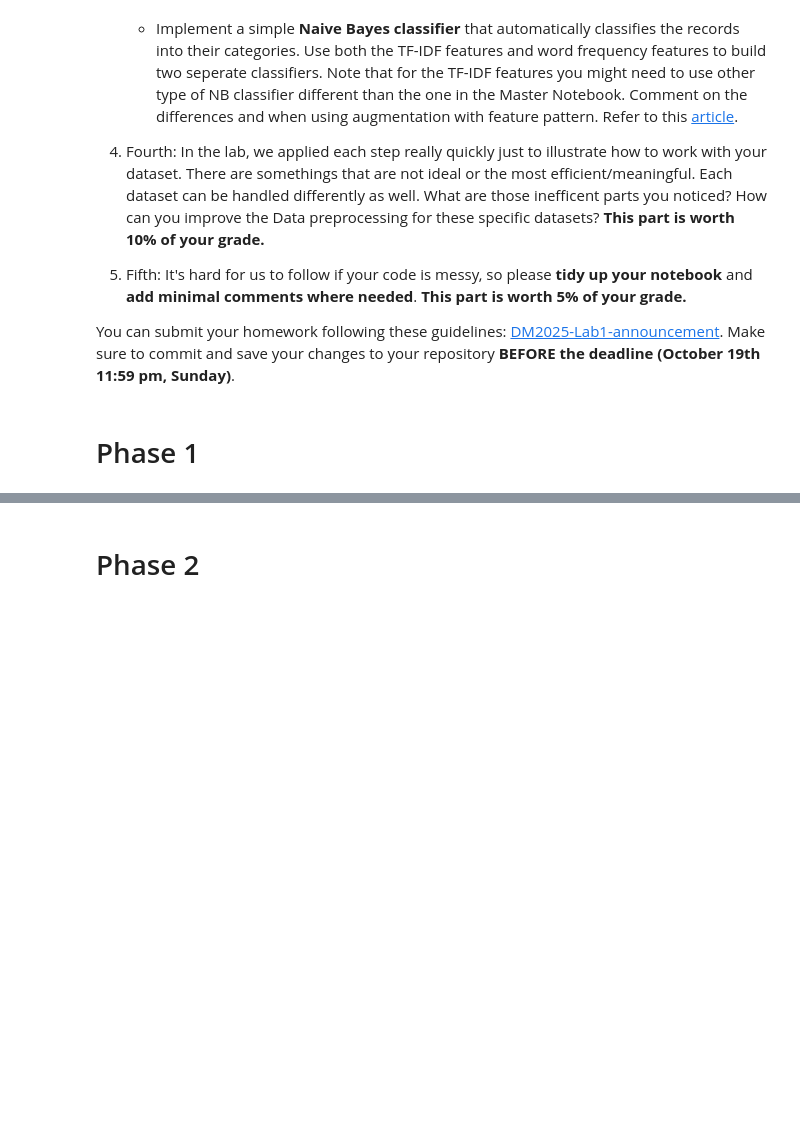
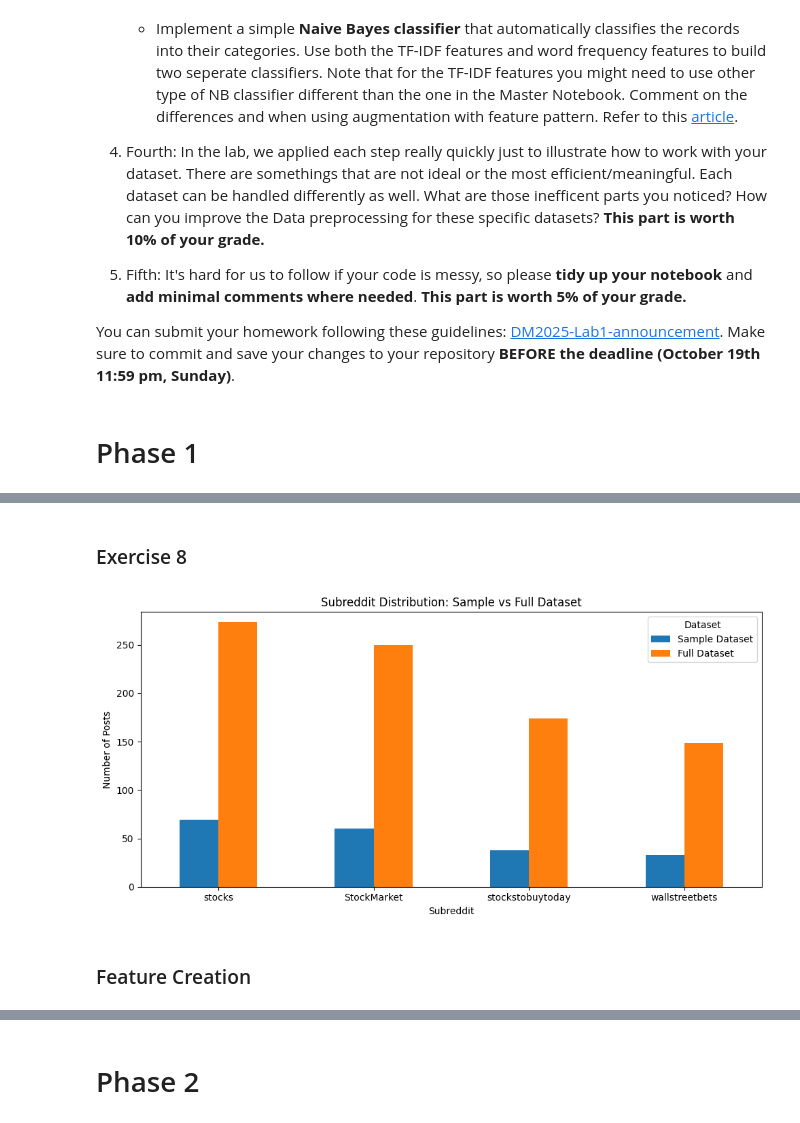
Before and after one commit to chiajungchang2003/DM2025-Lab1-Exercise, a Jupyter notebook: DM2025-Lab1-Homework.ipynb, the cells around one changed output, grey strips where cells are left out. Drawn from its saved outputs; the diff is of its cells as text; code cells hidden in the pictures; blank space fills up the shorter version.

```diff
--- a/DM2025-Lab1-Homework.ipynb
+++ b/DM2025-Lab1-Homework.ipynb
@@ -60,0 +147,4 @@ You can submit your homework following these guidelines: [DM2025-Lab1-announceme
+# %%
+#data preprocessing
+df_sample = df.sample(n=200, random_state=1)
+df_sample.head()
@@ -60,0 +176,39 @@ You can submit your homework following these guidelines: [DM2025-Lab1-announceme
+# %% [markdown]
+### Exercise 8
+# %%
+# Compute subreddit frequency distributions
+sample_counts = df_sample['subreddit'].value_counts()
+full_counts = df['subreddit'].value_counts()
+
+# Combine into a single DataFrame and align indices
+subreddit_counts = (
+    pd.DataFrame({
+        'Sample Dataset': sample_counts,
+        'Full Dataset': full_counts
+    })
+    .fillna(0)
+    .astype(int)
+)
+
+# Plot comparison bar chart
+ax = subreddit_counts.plot(
+    kind='bar',
+    figsize=(10, 5),
+    title='Subreddit Distribution: Sample vs Full Dataset',
+    rot=0
+)
+
+# Adjust y-axis limits for visual padding
+ax.set_ylim(0, subreddit_counts.values.max() + 10)
+
+# Improve plot readability
+ax.set_xlabel('Subreddit')
+ax.set_ylabel('Number of Posts')
+ax.legend(title='Dataset')
+
+plt.tight_layout()
+plt.show()
+# %% [output]
+[figure, added]
+# %% [markdown]
+### Feature Creation
```
Also changed, not shown: parts of 43 cells of this notebook.
